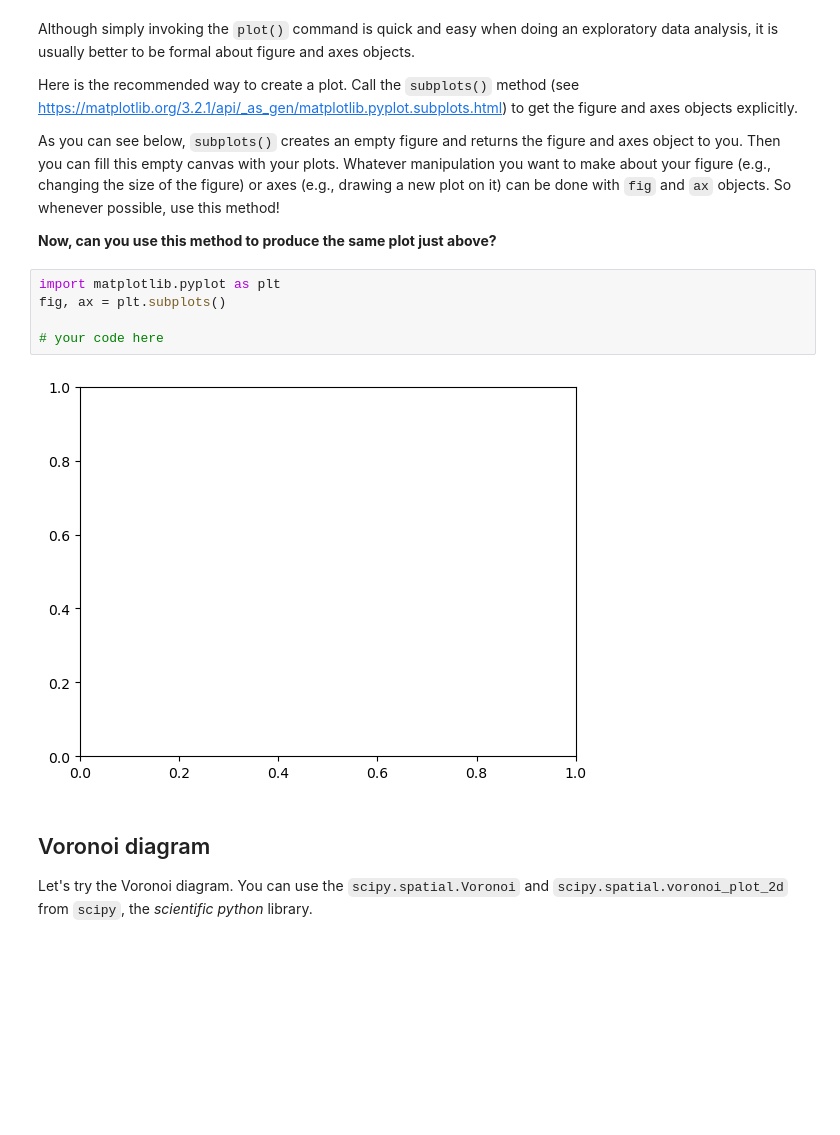
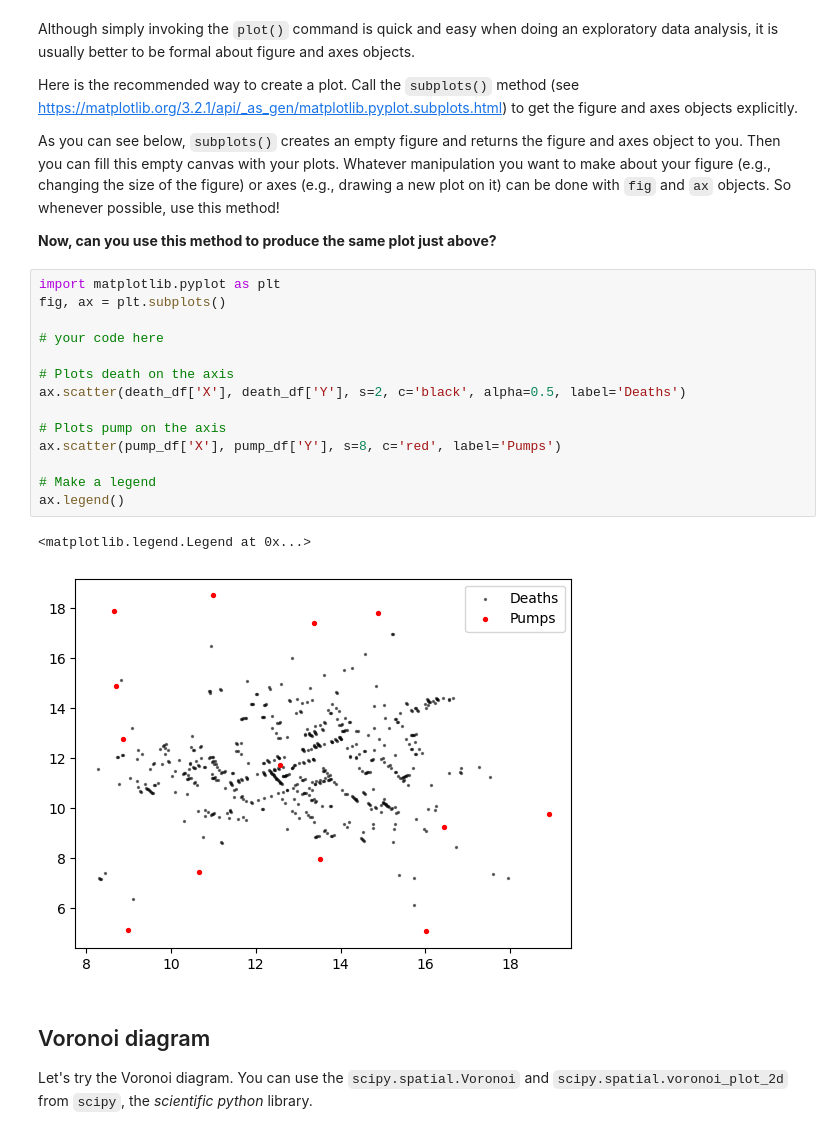
Before and after one commit to katrine8801/Gruppe-2, a Jupyter notebook: Individual work/dsb_s224454.ipynb, the cells around one changed output. Saved outputs shown, nothing was run; the diff lists cells and outputs as text; blank space fills up the shorter version.

```diff
--- a/Individual work/dsb_s224454.ipynb
+++ b/Individual work/dsb_s224454.ipynb
@@ -265,13 +265,23 @@ Here is the recommended way to create a plot. Call the `subplots()` method (see
 As you can see below, `subplots()` creates an empty figure and returns the figure and axes object to you. Then you can fill this empty canvas with your plots. Whatever manipulation you want to make about your figure (e.g., changing the size of the figure) or axes (e.g., drawing a new plot on it) can be done with `fig` and `ax` objects. So whenever possible, use this method!
 
 **Now, can you use this method to produce the same plot just above?**
-# %%
-import matplotlib.pyplot as plt
-fig, ax = plt.subplots()
-
-# your code here
-# %% [output]
-[figure, removed]
+# %%
+import matplotlib.pyplot as plt
+fig, ax = plt.subplots()
+
+# your code here
+
+# Plots death on the axis
+ax.scatter(death_df['X'], death_df['Y'], s=2, c='black', alpha=0.5, label='Deaths')
+
+# Plots pump on the axis
+ax.scatter(pump_df['X'], pump_df['Y'], s=8, c='red', label='Pumps')
+
+# Make a legend
+ax.legend()
+# %% [output]
+<matplotlib.legend.Legend at 0x...>
+[figure, added]
 # %% [markdown]
 ## Voronoi diagram
 
```
